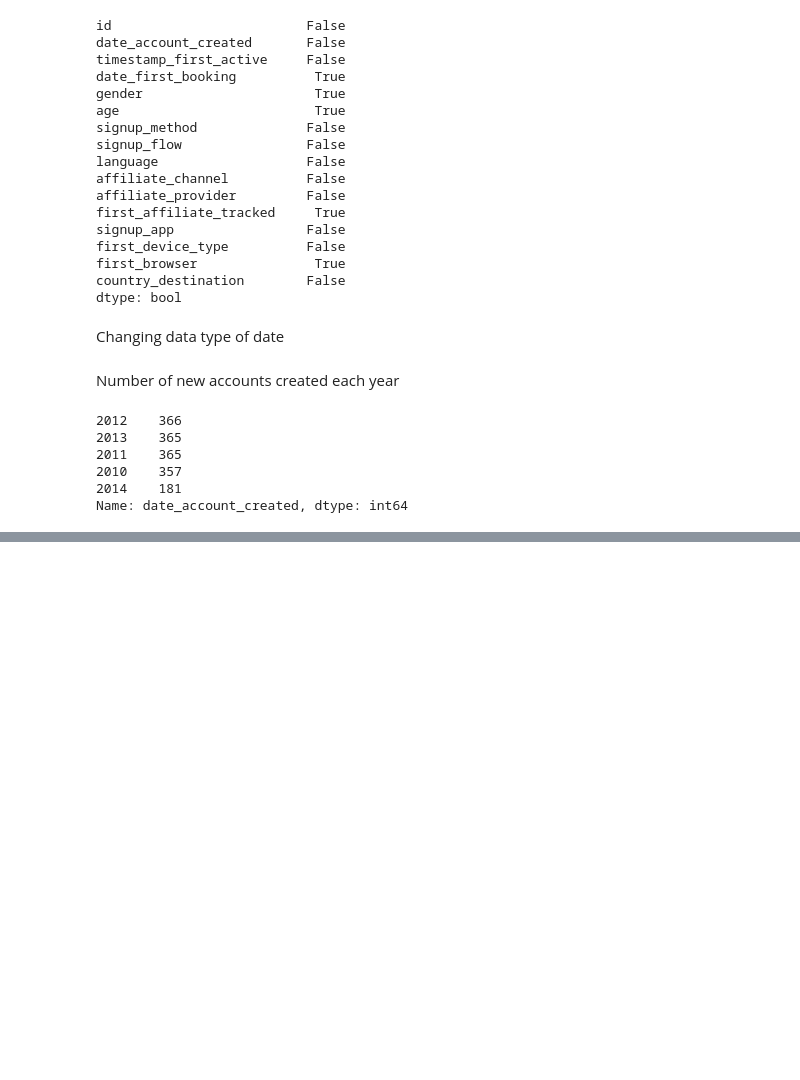
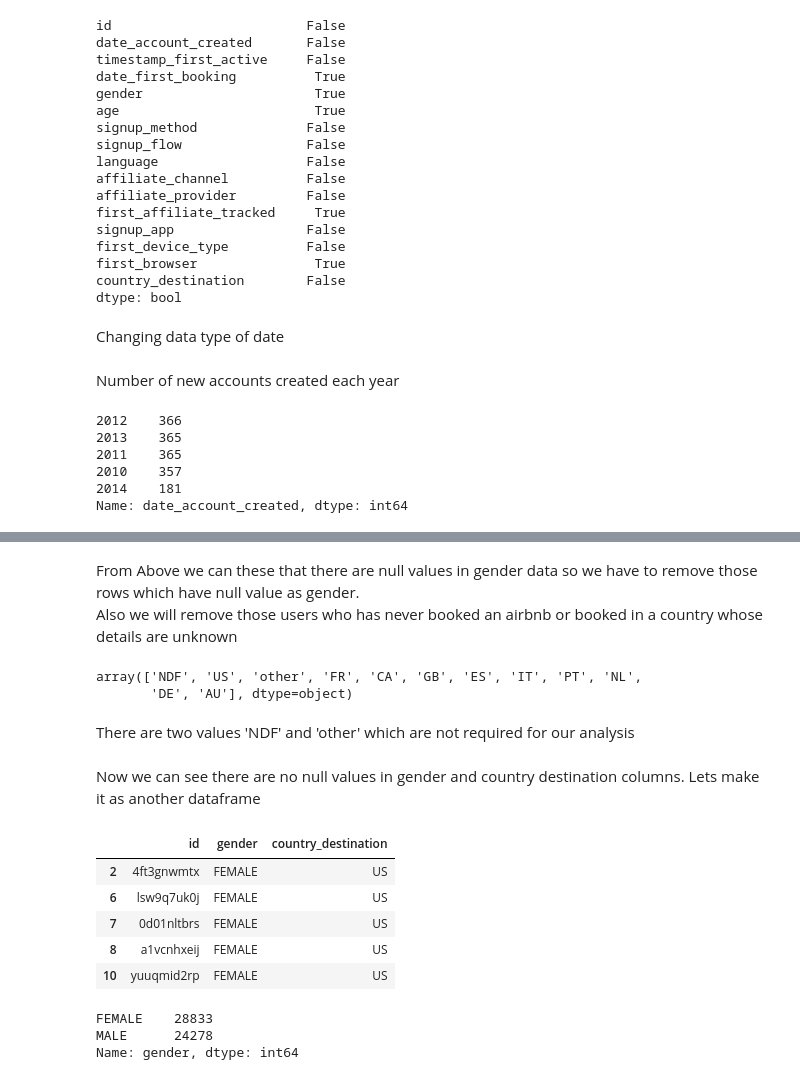
Before and after one commit to vkgithub1556/AirbnbProject, a Jupyter notebook: airbnb.ipynb, the cells around one changed output, grey strips where cells are left out. Saved outputs shown, nothing was run; the diff lists cells and outputs as text; code cells hidden in the pictures; blank space fills up the shorter version.

```diff
--- a/airbnb.ipynb
+++ b/airbnb.ipynb
@@ -291,0 +311,13 @@ https://www.mathsisfun.com/data/chi-square-test.html
+# %% [markdown]
+From Above we can these that there are null values in gender data so we have to remove those rows which have null value as gender.
+Also we will remove  those users who has never booked an airbnb or booked in a country whose details are unknown
+# %%
+train_users['country_destination'].unique()
+# %% [output]
+array(['NDF', 'US', 'other', 'FR', 'CA', 'GB', 'ES', 'IT', 'PT', 'NL',
+       'DE', 'AU'], dtype=object)
+# %% [markdown]
+There are two values 'NDF' and 'other' which are not required for our analysis
+# %% [markdown]
+Now we can see there are no null values in gender and country destination columns.
+Lets make it as another dataframe
@@ -291,0 +327,16 @@ https://www.mathsisfun.com/data/chi-square-test.html
+# %%
+df_chi=df_chi[['id','gender','country_destination']]
+df_chi.head()
+# %% [output]
+|  | id | gender | country_destination |
+| 2 | 4ft3gnwmtx | FEMALE | US |
+| 6 | lsw9q7uk0j | FEMALE | US |
+| 7 | 0d01nltbrs | FEMALE | US |
+| 8 | a1vcnhxeij | FEMALE | US |
+| 10 | yuuqmid2rp | FEMALE | US |
+# %%
+df_chi['gender'].value_counts()
+# %% [output]
+FEMALE    28833
+MALE      24278
+Name: gender, dtype: int64
```
Also changed, not shown: parts of 14 cells of this notebook.
